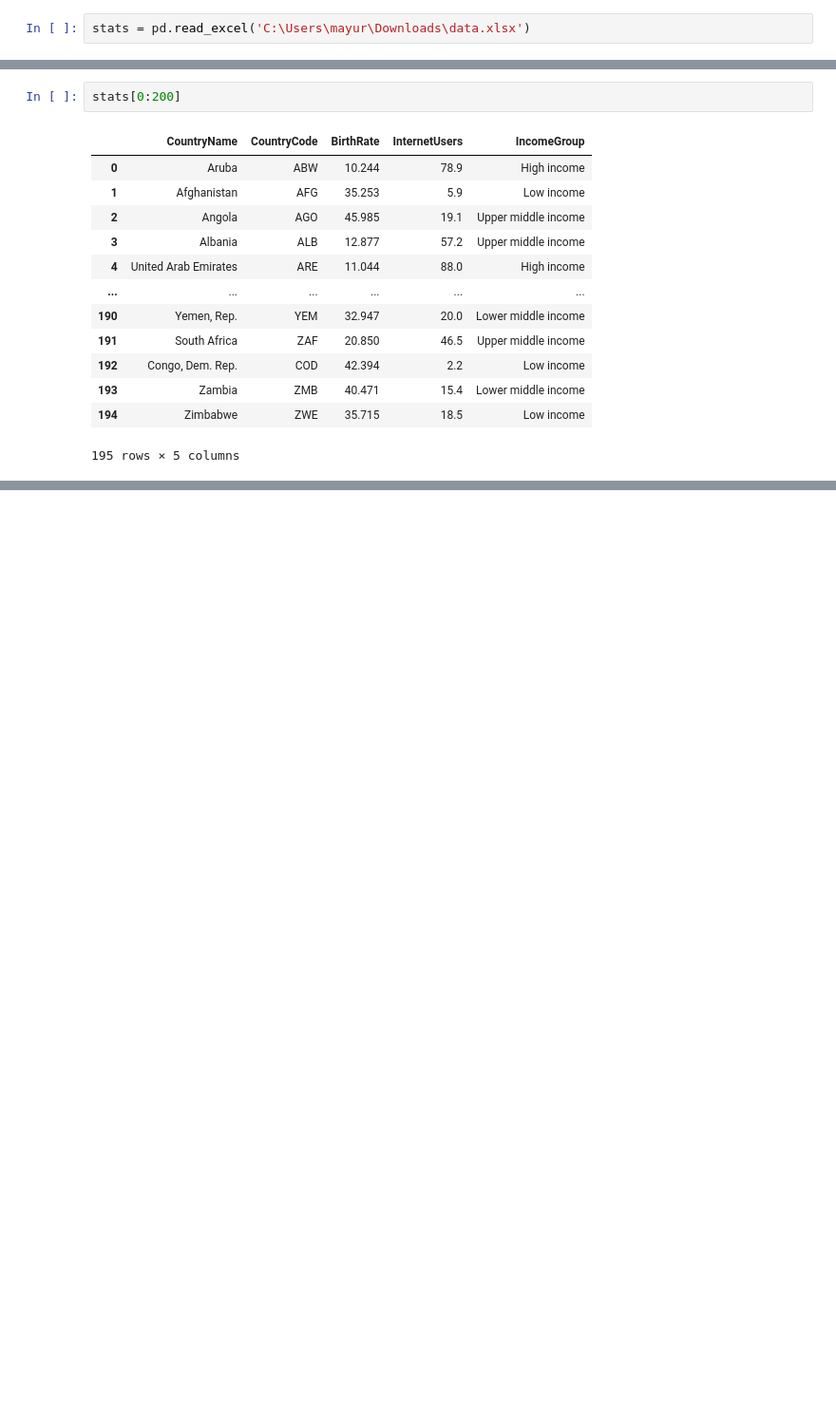
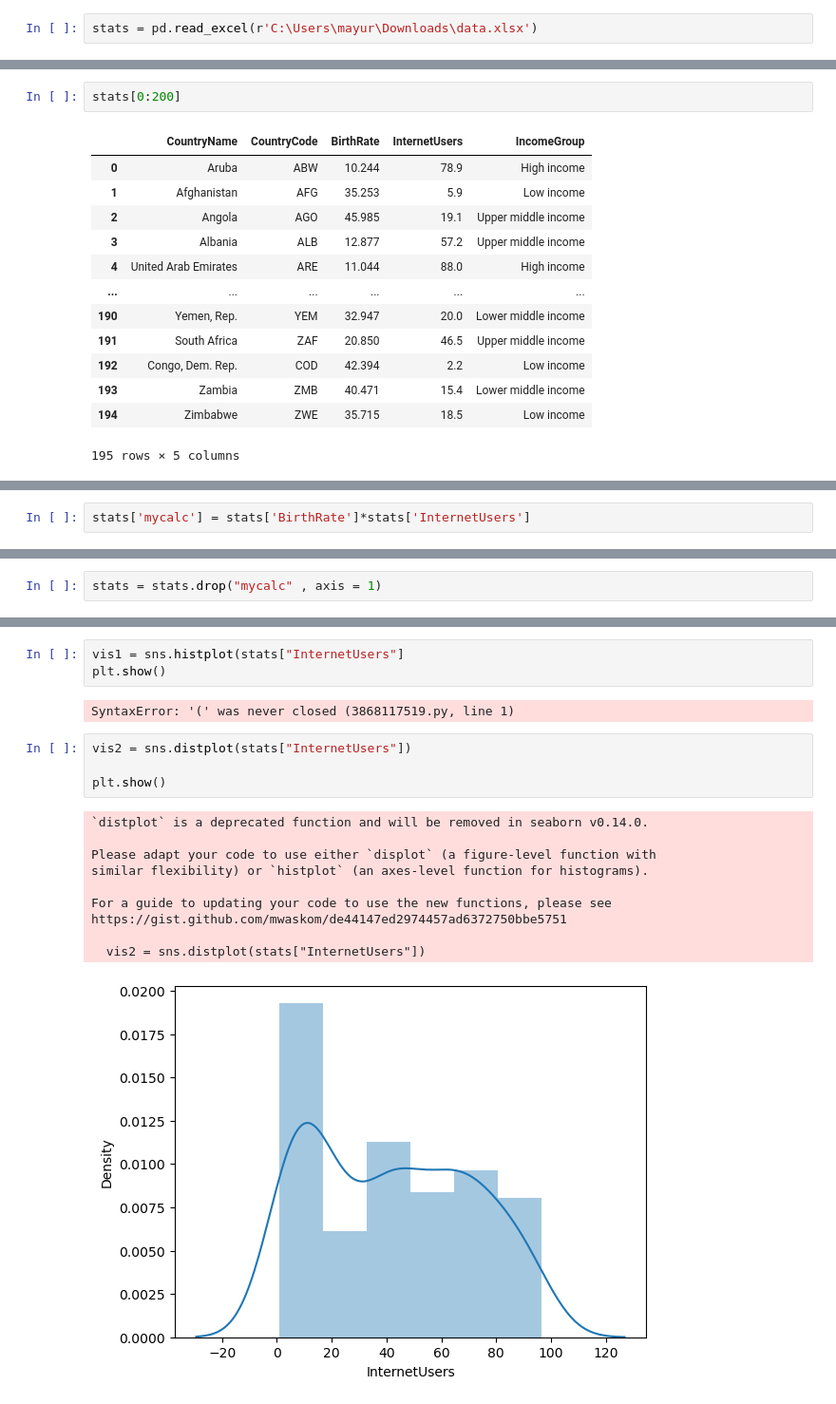
Before and after one commit to mayurkamane19/Numpy, a Jupyter notebook: pandas workshop.ipynb, the cells around one changed output, grey strips where cells are left out. Shown at 95% size. Cells and saved outputs as stored; diff of their text form; blank space fills up the shorter version.

```diff
--- a/pandas workshop.ipynb
+++ b/pandas workshop.ipynb
@@ -3,4 +3,4 @@ import pandas as pd
 # %%
 #pip install openpyxl
 # %%
-stats = pd.read_excel('C:\Users\mayur\Downloads\data.xlsx')
+stats = pd.read_excel(r'C:\Users\mayur\Downloads\data.xlsx')
@@ -340,0 +388,2 @@ stats[0:200]
+# %%
+stats['mycalc'] = stats['BirthRate']*stats['InternetUsers']
@@ -340,0 +406,2 @@ stats[0:200]
+# %%
+stats = stats.drop("mycalc" , axis = 1)
@@ -340,0 +478,20 @@ stats[0:200]
+# %%
+vis1 = sns.histplot(stats["InternetUsers"]
+plt.show()
+# %% [output]
+SyntaxError: '(' was never closed (3868117519.py, line 1)
+# %%
+vis2 = sns.distplot(stats["InternetUsers"])
+
+plt.show()
+# %% [output]
+`distplot` is a deprecated function and will be removed in seaborn v0.14.0.
+
+Please adapt your code to use either `displot` (a figure-level function with
+similar flexibility) or `histplot` (an axes-level function for histograms).
+
+For a guide to updating your code to use the new functions, please see
+https://gist.github.com/mwaskom/de44147ed2974457ad6372750bbe5751
+
+  vis2 = sns.distplot(stats["InternetUsers"])
+[figure, added]
```
Also changed, not shown: parts of 20 cells of this notebook.
